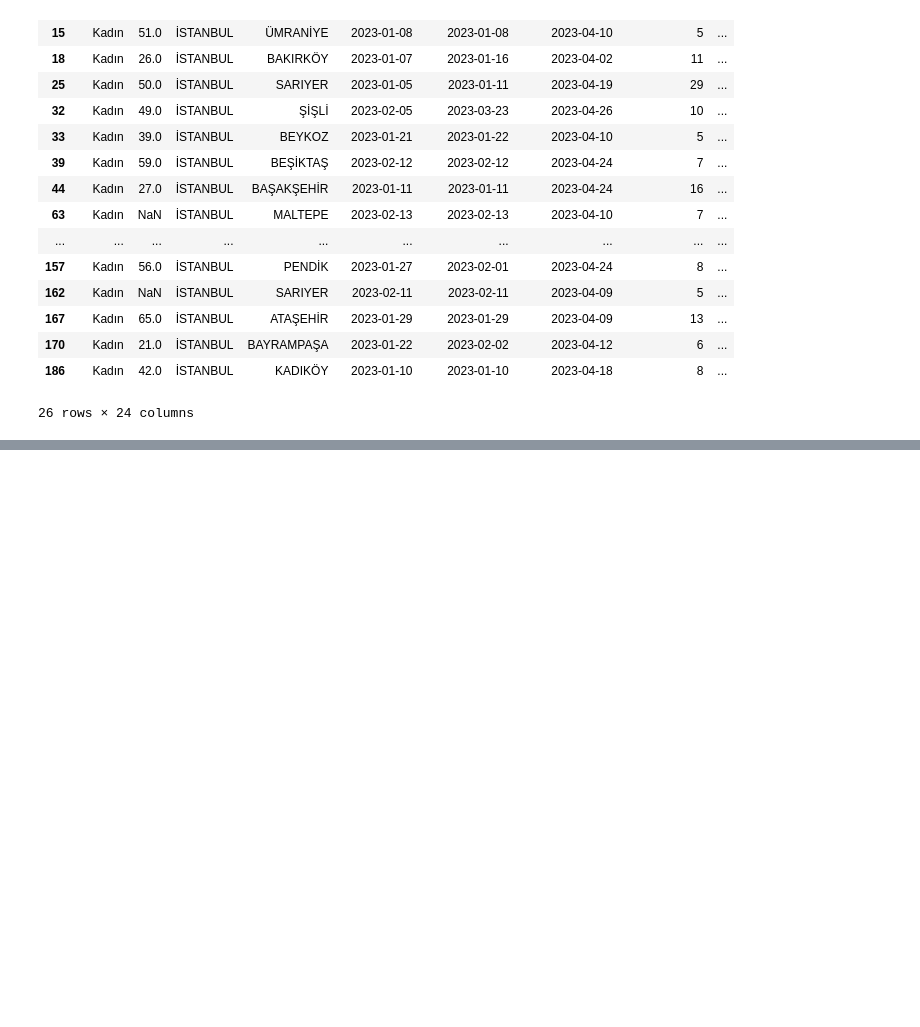
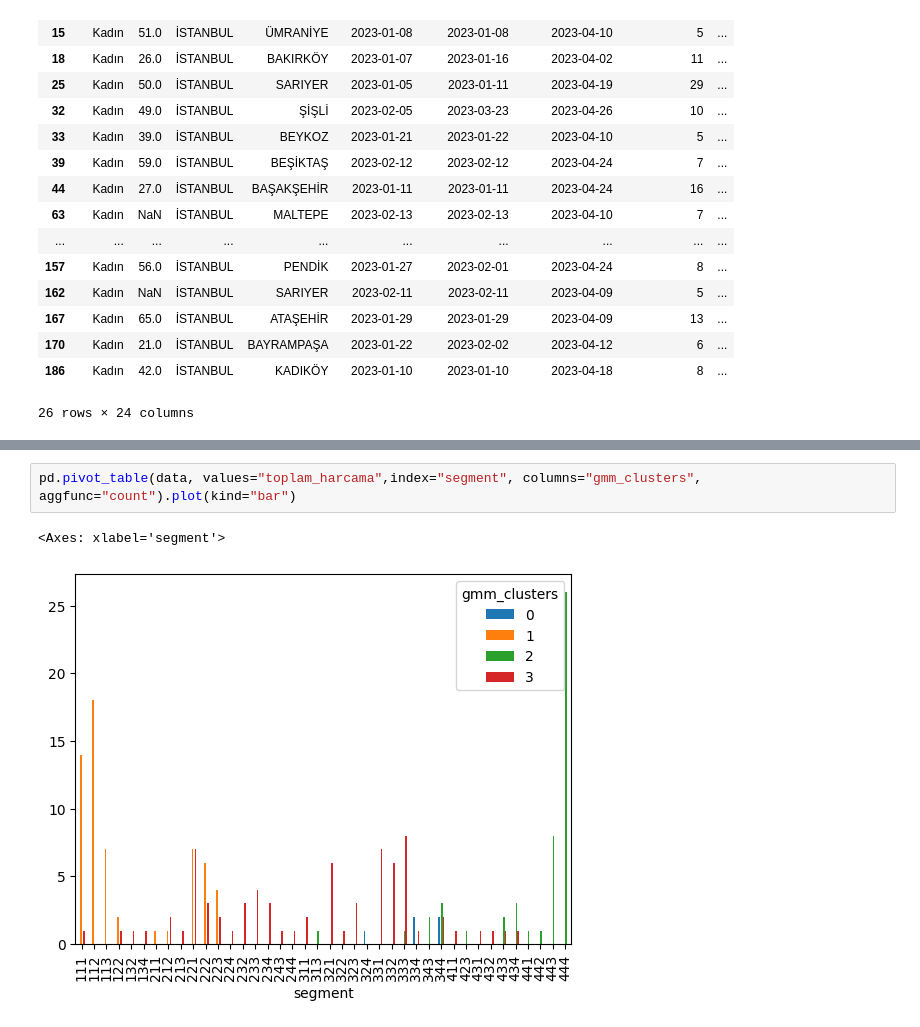
Before and after one commit to OFAslan/Python_Simple_Projects, a Jupyter notebook: YS_ADS_June14_July12_July26.ipynb, the cells around one changed output, grey strips where cells are left out. Saved outputs shown, nothing was run; the diff lists cells and outputs as text; blank space fills up the shorter version.

```diff
--- a/YS_ADS_June14_July12_July26.ipynb
+++ b/YS_ADS_June14_July12_July26.ipynb
@@ -519,0 +569,5 @@ pd.pivot_table(VIP_users, values="AOV",index="gmm_clusters", columns="cluster",
+# %%
+pd.pivot_table(data, values="toplam_harcama",index="segment", columns="gmm_clusters", aggfunc="count").plot(kind="bar")
+# %% [output]
+<Axes: xlabel='segment'>
+[figure, added]
```
Also changed, not shown: parts of 20 cells of this notebook.
